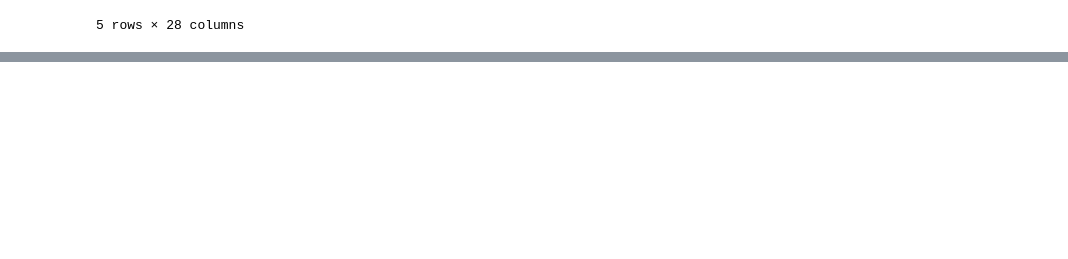
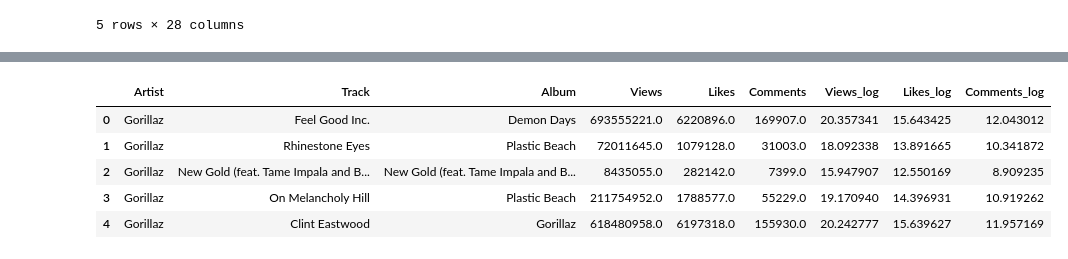
Before and after one commit to Julizzy/proyecto-analitica-c1, a Jupyter notebook: Proyecto_C1_Grupo5/proyecto_c1_grupo5.ipynb, the cells around one changed output, grey strips where cells are left out. Saved outputs shown, nothing was run; the diff lists cells and outputs as text; code cells hidden in the pictures; blank space fills up the shorter version.

```diff
--- a/Proyecto_C1_Grupo5/proyecto_c1_grupo5.ipynb
+++ b/Proyecto_C1_Grupo5/proyecto_c1_grupo5.ipynb
@@ -79,0 +72,22 @@ df_reduced = df[[
+# %%
+# ==============================
+# DIVISIÓN DE DATOS
+# ==============================
+
+# Spotify subset
+df_spotify = df_reduced[["Artist", "Track", "Album", "Stream", "Stream_log"]].copy()
+
+# YouTube subset
+df_youtube = df_reduced[[
+    "Artist", "Track", "Album",
+    "Views", "Likes", "Comments",
+    "Views_log", "Likes_log", "Comments_log"
+]].copy()
+
+# ==============================
+# RESULTADOS
+# ==============================
+
+print("Dataset limpio y reducido:", df_reduced.shape)
+print("Subset Spotify:", df_spotify.shape)
+print("Subset YouTube:", df_youtube.shape)
@@ -79,0 +116,9 @@ df_reduced = df[[
+# %%
+df_youtube.head()
+# %% [output]
+|  | Artist | Track | Album | Views | Likes | Comments | Views_log | Likes_log | Comments_log |
+| 0 | Gorillaz | Feel Good Inc. | Demon Days | 693555221.0 | 6220896.0 | 169907.0 | 20.357341 | 15.643425 | 12.043012 |
+| 1 | Gorillaz | Rhinestone Eyes | Plastic Beach | 72011645.0 | 1079128.0 | 31003.0 | 18.092338 | 13.891665 | 10.341872 |
+| 2 | Gorillaz | New Gold (feat. Tame Impala and B... | New Gold (feat. Tame Impala and B... | 8435055.0 | 282142.0 | 7399.0 | 15.947907 | 12.550169 | 8.909235 |
+| 3 | Gorillaz | On Melancholy Hill | Plastic Beach | 211754952.0 | 1788577.0 | 55229.0 | 19.170940 | 14.396931 | 10.919262 |
+| 4 | Gorillaz | Clint Eastwood | Gorillaz | 618480958.0 | 6197318.0 | 155930.0 | 20.242777 | 15.639627 | 11.957169 |
```
Also changed, not shown: parts of 7 cells of this notebook.
